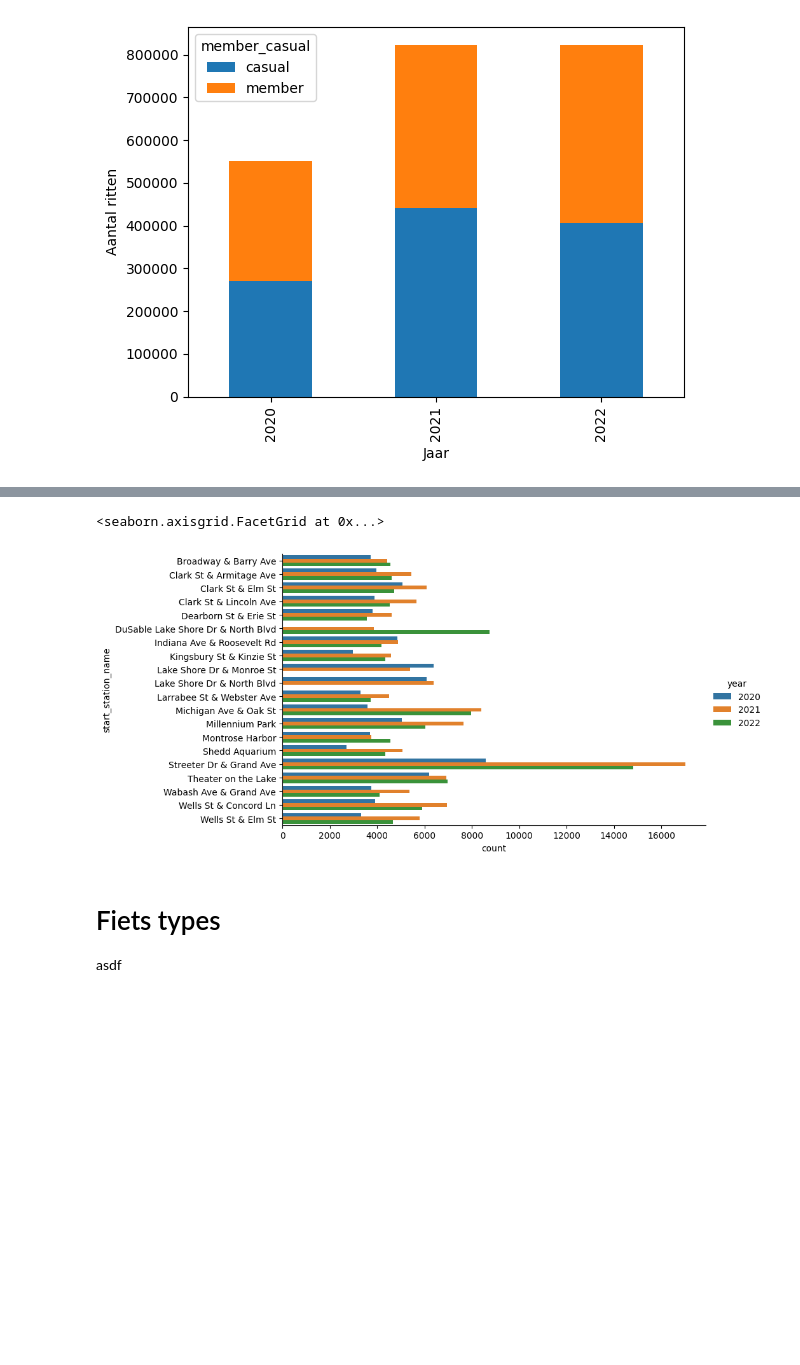
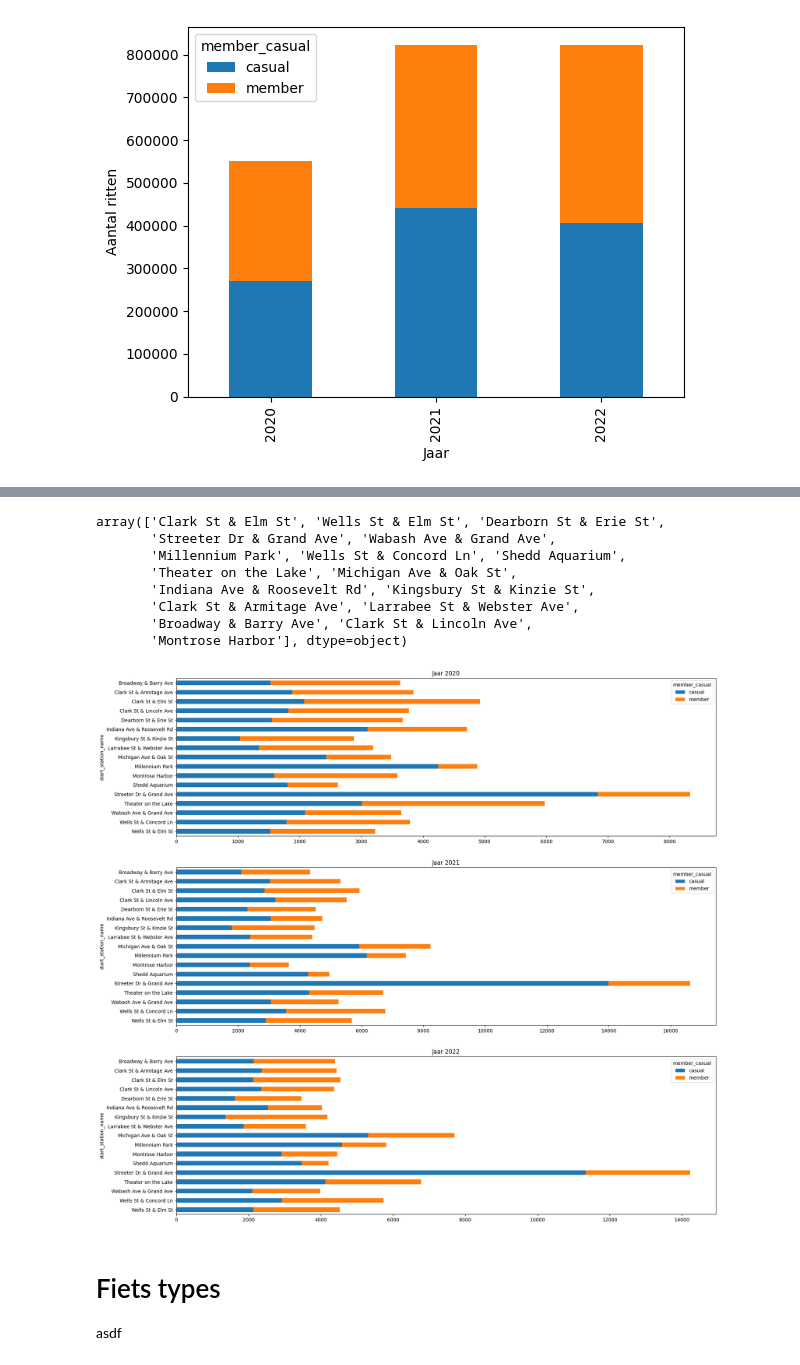
Before and after one commit to thiagovandieten/unspecified-data-analysis-project, a Jupyter notebook: bit-bikes-analyse.ipynb, the cells around one changed output, grey strips where cells are left out. Saved outputs shown, nothing was run; the diff lists cells and outputs as text; code cells hidden in the pictures; blank space fills up the shorter version.

```diff
--- a/bit-bikes-analyse.ipynb
+++ b/bit-bikes-analyse.ipynb
@@ -97,13 +103,29 @@ Dus lijkt het me dat we moeten gaan visualieren waar de meeste members aan hun r
-# %%
-top20_stations = df_all.groupby('start_station_name')['start_station_name'].value_counts().nlargest(20)
-
-
-df_sname_year = df_all[df_all["start_station_name"].isin(top20_stations.index)][['start_station_name', 'member_casual', 'year']].sort_values(by=['start_station_name'])
-
-sns.catplot(data=df_sname_year, y='start_station_name', hue='year', kind='count', aspect=2)
-# %% [output]
-<seaborn.axisgrid.FacetGrid at 0x...>
-[figure, removed]
+# %%
+top20_stations = df_all.groupby('start_station_name')['start_station_name'].value_counts().nlargest(20)
+
+
+df_sname_year = df_all[df_all["start_station_name"].isin(top20_stations.index)][['start_station_name', 'member_casual', 'year']]
+df_sname_year.drop(df_sname_year[df_sname_year['start_station_name'].isin(['DuSable Lake Shore Dr & North Blvd', 'Lake Shore Dr & Monroe St', 'Lake Shore Dr & North Blvd'])].index, inplace=True)
+
+
+fig, ax = plt.subplots(figsize=(20, 20), nrows=3, ncols=1)
+
+for i in range(2020, 2023):
+    df_sname_year[df_sname_year['year'] == i].groupby(['start_station_name', 'member_casual']).size().unstack(fill_value=0).iloc[::-1].plot(kind='barh', stacked=True, ax=ax[(i-2020)])
+    ax[(i-2020)].set_title(f"Jaar {i}")
+
+
+df_sname_year['start_station_name'].unique()
+# %% [output]
+array(['Clark St & Elm St', 'Wells St & Elm St', 'Dearborn St & Erie St',
+       'Streeter Dr & Grand Ave', 'Wabash Ave & Grand Ave',
+       'Millennium Park', 'Wells St & Concord Ln', 'Shedd Aquarium',
+       'Theater on the Lake', 'Michigan Ave & Oak St',
+       'Indiana Ave & Roosevelt Rd', 'Kingsbury St & Kinzie St',
+       'Clark St & Armitage Ave', 'Larrabee St & Webster Ave',
+       'Broadway & Barry Ave', 'Clark St & Lincoln Ave',
+       'Montrose Harbor'], dtype=object)
+[figure, added]
 # %% [markdown]
 # Fiets types
 
```
Also changed, not shown: parts of 1 cell of this notebook.
